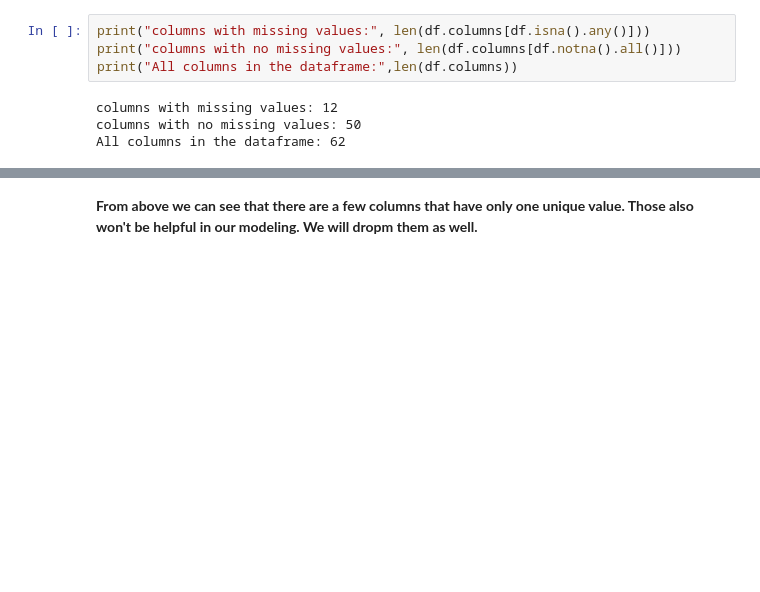
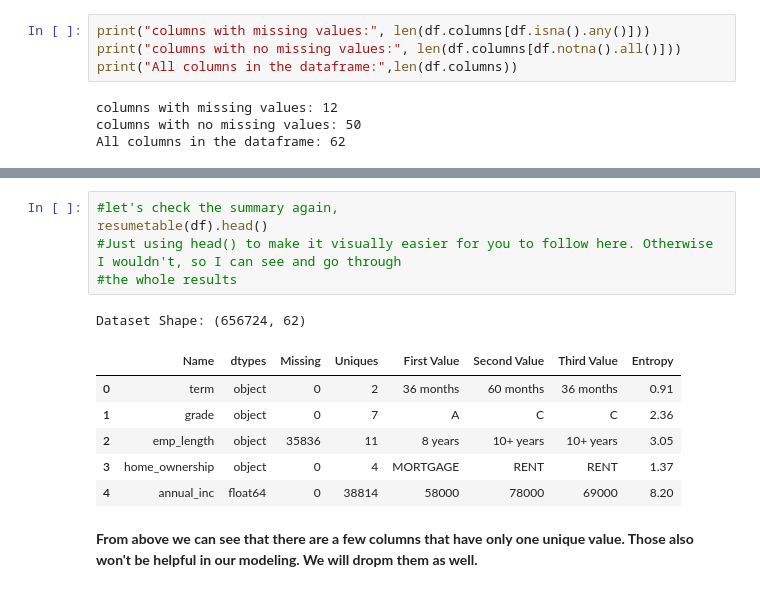
Before and after one commit to htardestani/website-portfolio, a Jupyter notebook: Data cleaning, Preparation and Feature Engineering/Data cleaning, Preparation and Feature Engineering.ipynb, the cells around one changed output, grey strips where cells are left out. Saved outputs shown, nothing was run; the diff lists cells and outputs as text; blank space fills up the shorter version.

```diff
--- a/Data cleaning, Preparation and Feature Engineering/Data cleaning, Preparation and Feature Engineering.ipynb
+++ b/Data cleaning, Preparation and Feature Engineering/Data cleaning, Preparation and Feature Engineering.ipynb
@@ -230,3 +188,16 @@ Dataset Shape: (656724, 62)
+# %%
+#let's check the summary again,
+resumetable(df).head()
+#Just using head() to make it visually easier for you to follow here. Otherwise I wouldn't, so I can see and go through
+#the whole results
+# %% [output]
+Dataset Shape: (656724, 62)
+|  | Name | dtypes | Missing | Uniques | First Value | Second Value | Third Value | Entropy |
+| 0 | term | object | 0 | 2 | 36 months | 60 months | 36 months | 0.91 |
+| 1 | grade | object | 0 | 7 | A | C | C | 2.36 |
+| 2 | emp_length | object | 35836 | 11 | 8 years | 10+ years | 10+ years | 3.05 |
+| 3 | home_ownership | object | 0 | 4 | MORTGAGE | RENT | RENT | 1.37 |
+| 4 | annual_inc | float64 | 0 | 38814 | 58000 | 78000 | 69000 | 8.20 |
 # %% [markdown]
 **From above we can see that there are a few columns that have only one unique value. Those also won't be helpful in our modeling. We will dropm them as well.**
 # %%
```
Also changed, not shown: parts of 8 cells of this notebook.
